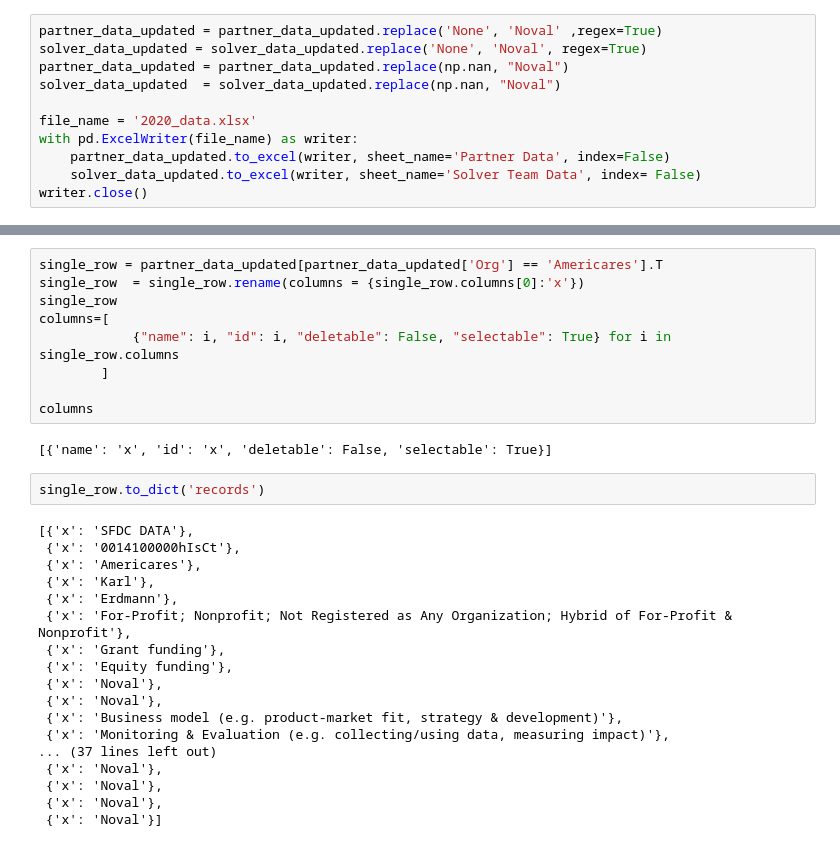
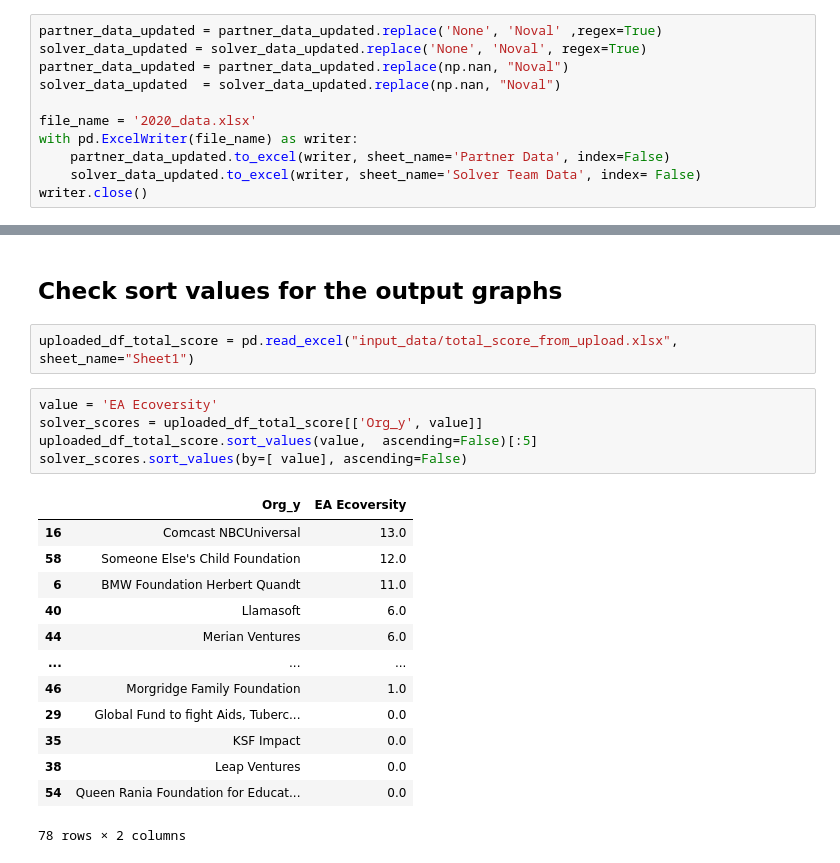
Before and after one commit to vsathwikm/Plotly_MIT_Solve_Heroku, a Jupyter notebook: notebooks/full_2020_dataprep.ipynb, the cells around one changed output, grey strips where cells are left out. Cells and saved outputs as stored; diff of their text form.

```diff
--- a/notebooks/full_2020_dataprep.ipynb
+++ b/notebooks/full_2020_dataprep.ipynb
@@ -548,31 +448,23 @@ single_row.to_dict('records')
-# %%
-single_row = partner_data_updated[partner_data_updated['Org'] == 'Americares'].T
-single_row  = single_row.rename(columns = {single_row.columns[0]:'x'})
-single_row
-columns=[
-            {"name": i, "id": i, "deletable": False, "selectable": True} for i in single_row.columns
-        ]
-
-columns
-# %% [output]
-[{'name': 'x', 'id': 'x', 'deletable': False, 'selectable': True}]
-# %%
-single_row.to_dict('records')
-# %% [output]
-[{'x': 'SFDC DATA'},
- {'x': '0014100000hIsCt'},
- {'x': 'Americares'},
- {'x': 'Karl'},
- {'x': 'Erdmann'},
- {'x': 'For-Profit; Nonprofit; Not Registered as Any Organization; Hybrid of For-Profit & Nonprofit'},
- {'x': 'Grant funding'},
- {'x': 'Equity funding'},
- {'x': 'Noval'},
- {'x': 'Noval'},
- {'x': 'Business model (e.g. product-market fit, strategy & development)'},
- {'x': 'Monitoring & Evaluation (e.g. collecting/using data, measuring impact)'},
-... (37 lines left out)
- {'x': 'Noval'},
- {'x': 'Noval'},
- {'x': 'Noval'},
- {'x': 'Noval'}]
+# %% [markdown]
+## Check sort values for the output graphs
+# %%
+uploaded_df_total_score = pd.read_excel("input_data/total_score_from_upload.xlsx", sheet_name="Sheet1")
+# %%
+value = 'EA Ecoversity'
+solver_scores = uploaded_df_total_score[['Org_y', value]]
+uploaded_df_total_score.sort_values(value,  ascending=False)[:5]
+solver_scores.sort_values(by=[ value], ascending=False)
+# %% [output]
+|  | Org_y | EA Ecoversity |
+| 16 | Comcast NBCUniversal | 13.0 |
+| 58 | Someone Else's Child Foundation | 12.0 |
+| 6 | BMW Foundation Herbert Quandt | 11.0 |
+| 40 | Llamasoft | 6.0 |
+| 44 | Merian Ventures | 6.0 |
+| ... | ... | ... |
+| 46 | Morgridge Family Foundation | 1.0 |
+| 29 | Global Fund to fight Aids, Tuberc... | 0.0 |
+| 35 | KSF Impact | 0.0 |
+| 38 | Leap Ventures | 0.0 |
+| 54 | Queen Rania Foundation for Educat... | 0.0 |
+78 rows × 2 columns
```
Also changed, not shown: parts of 11 cells of this notebook, 18 other files.
